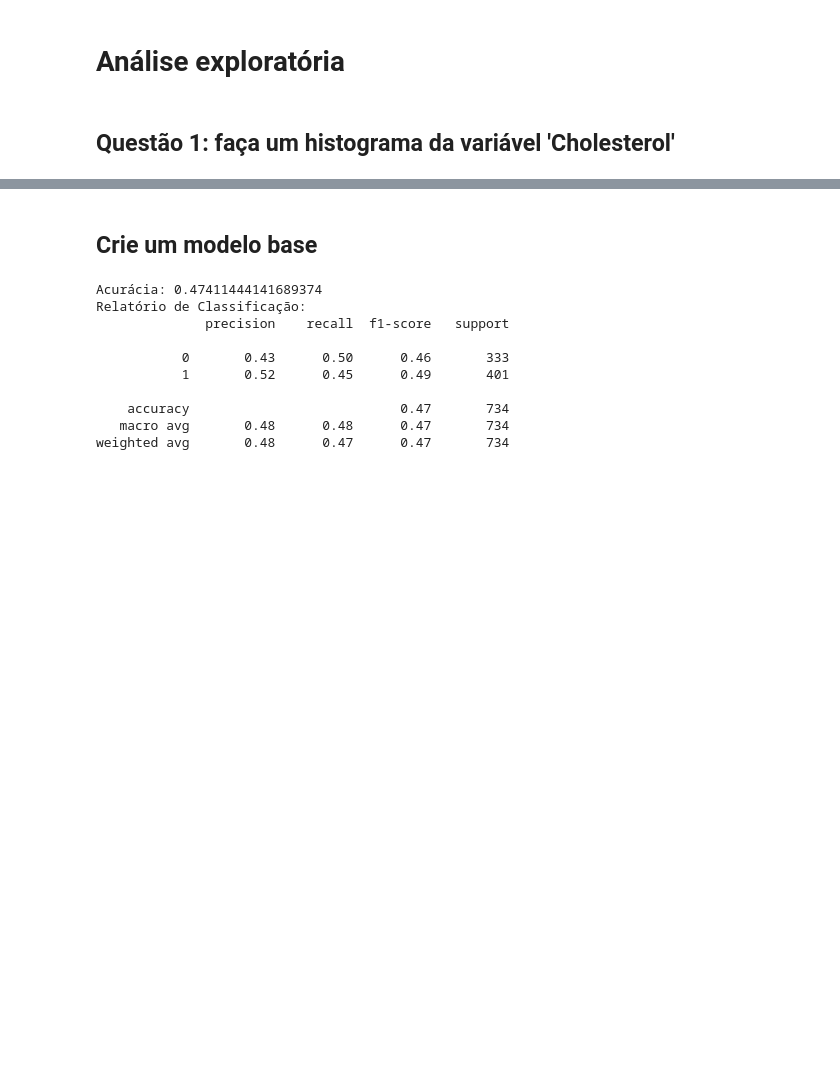
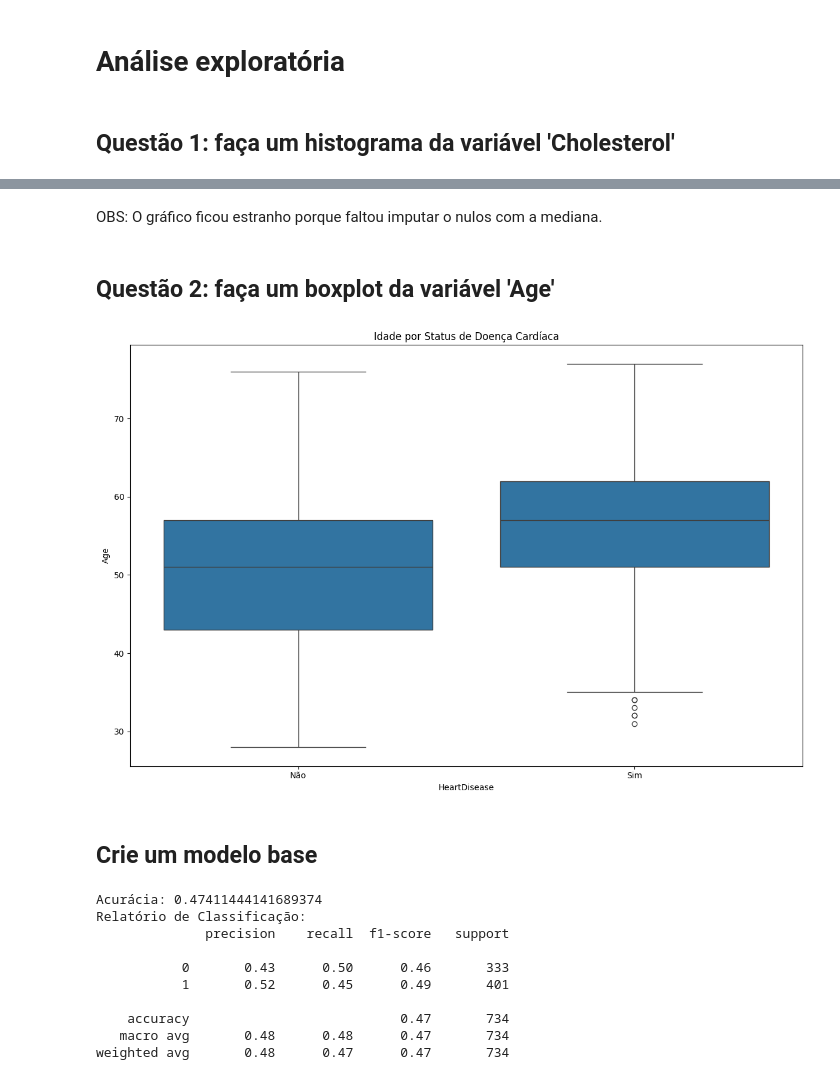
Before and after one commit to danielcosta2005/Monitoria-MISC, a Jupyter notebook: Prova/prova.ipynb, the cells around one changed output, grey strips where cells are left out. Drawn from its saved outputs; the diff is of its cells as text; code cells hidden in the pictures; blank space fills up the shorter version.

```diff
--- a/Prova/prova.ipynb
+++ b/Prova/prova.ipynb
@@ -155,3 +157,22 @@ plt.show()
+# %% [markdown]
+OBS: O gráfico ficou estranho porque faltou imputar o nulos com a mediana.
+# %% [markdown]
+## Questão 2: faça um boxplot da variável 'Age'
+# %%
+# Criando o boxplot da coluna 'Age'
+# Complete o código abaixo para fazer o boxplot da variável Age, substitua onde tem '____'
+
+plt.figure(figsize=(12, 8))
+
+sns.boxplot(x='HeartDisease', y='Age', data=df_raw)
+plt.title('Idade por Status de Doença Cardíaca')
+# Personaliza os rótulos do eixo x
+plt.xticks([0, 1], ['Não', 'Sim'])
+
+plt.tight_layout()
+plt.show()
+# %% [output]
+[figure, added]
 # %% [markdown]
 ## Crie um modelo base
 # %%
```
Also changed, not shown: parts of 3 cells of this notebook.
